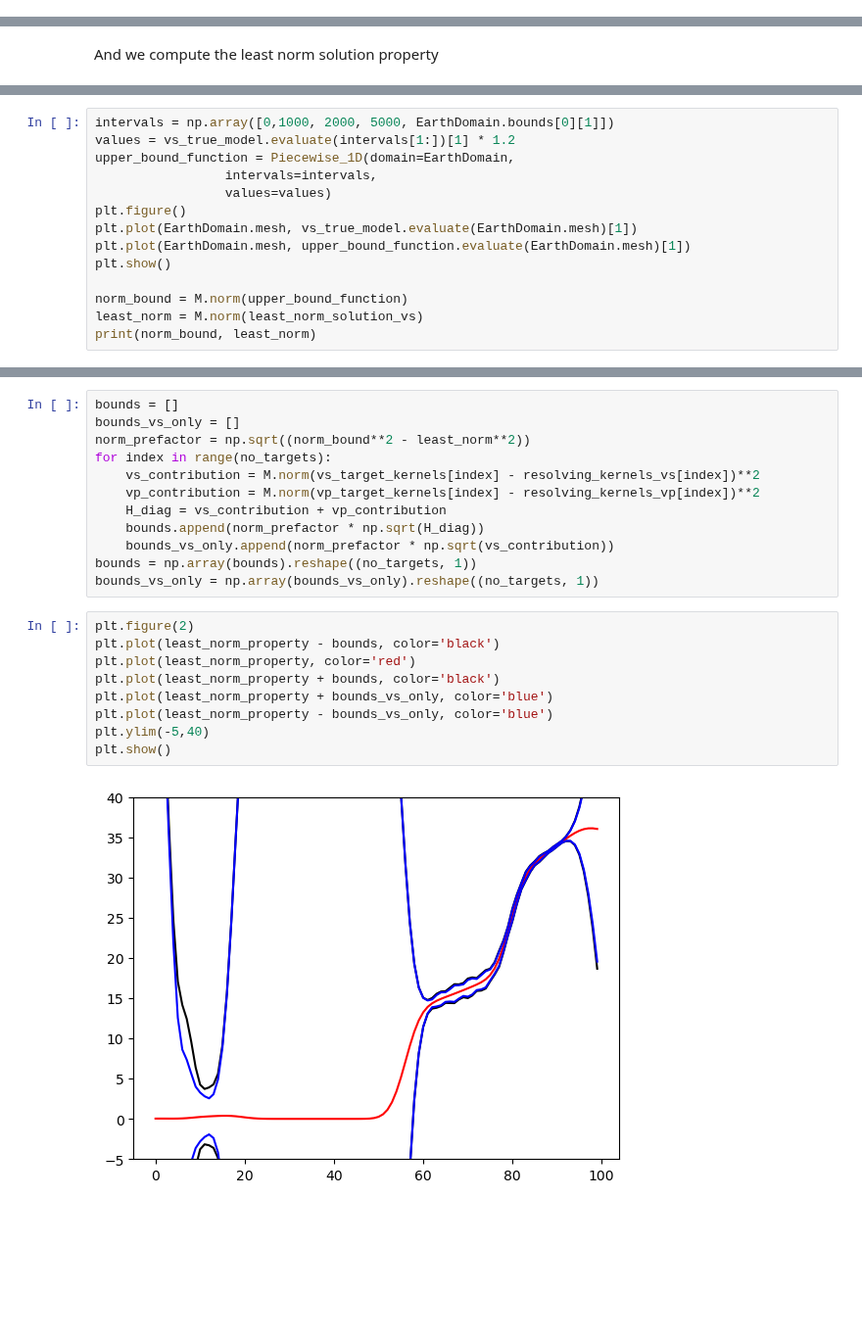
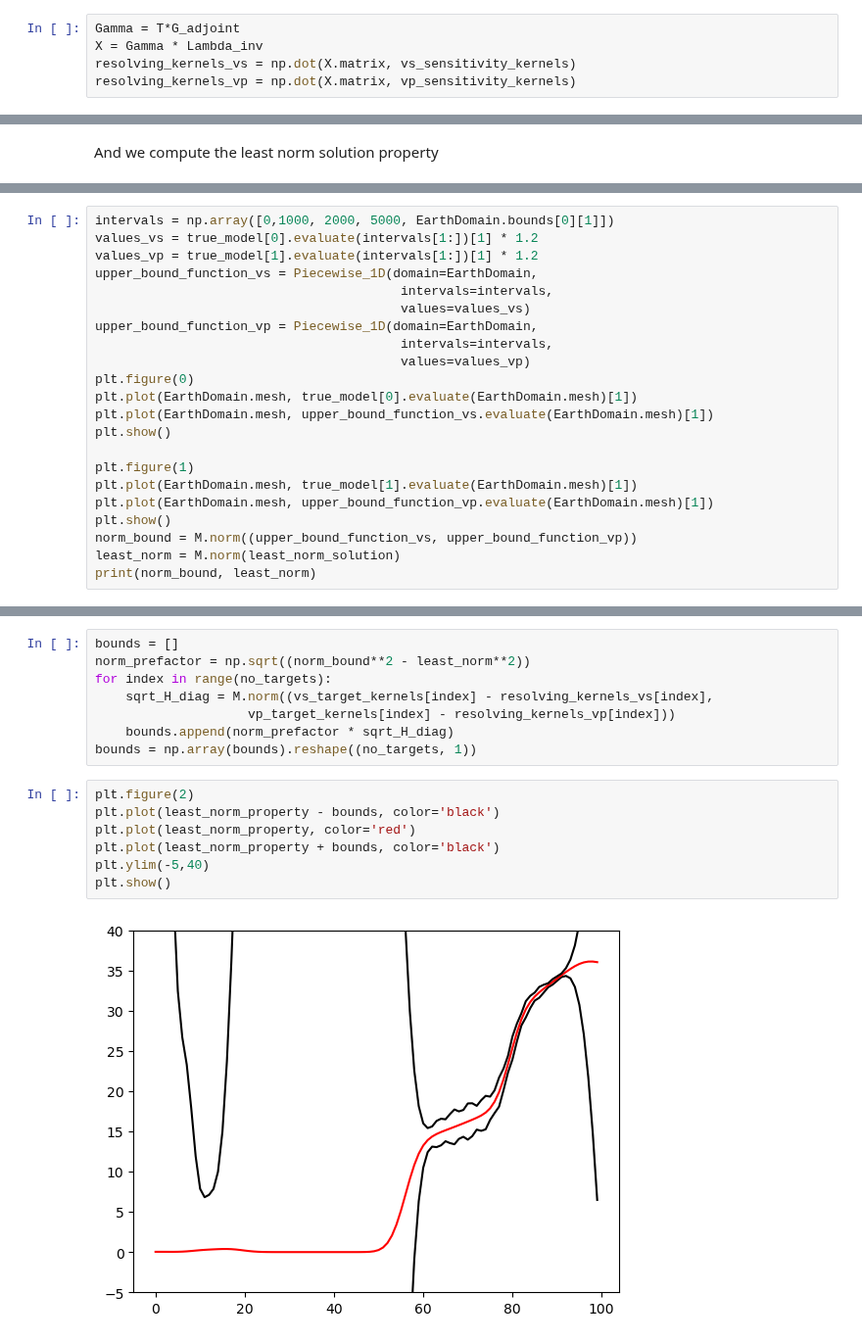
Before and after one commit to Adrian-Mag/SOLA_DLI, a Jupyter notebook: Multiple_physical_parameters_properly.ipynb, the cells around one changed output, grey strips where cells are left out. Shown at 98% size. Saved outputs shown, nothing was run; the diff lists cells and outputs as text; blank space fills up the shorter version.

```diff
--- a/Multiple_physical_parameters_properly.ipynb
+++ b/Multiple_physical_parameters_properly.ipynb
@@ -139,4 +139,9 @@ plt.show()
 [figure]
 # %% [markdown]
 Now we want to compute the Resolving kernels. For this we need the X matrix:
+# %%
+Gamma = T*G_adjoint
+X = Gamma * Lambda_inv
+resolving_kernels_vs = np.dot(X.matrix, vs_sensitivity_kernels)
+resolving_kernels_vp = np.dot(X.matrix, vp_sensitivity_kernels)
 # %%
@@ -177,16 +173,24 @@ To compute the bounds we will need the diagonal of $\mathcal{H} = \chi - \Gamma
 # %%
 intervals = np.array([0,1000, 2000, 5000, EarthDomain.bounds[0][1]])
-values = vs_true_model.evaluate(intervals[1:])[1] * 1.2
-upper_bound_function = Piecewise_1D(domain=EarthDomain,
-                 intervals=intervals,
-                 values=values)
-plt.figure()
-plt.plot(EarthDomain.mesh, vs_true_model.evaluate(EarthDomain.mesh)[1])
-plt.plot(EarthDomain.mesh, upper_bound_function.evaluate(EarthDomain.mesh)[1])
+values_vs = true_model[0].evaluate(intervals[1:])[1] * 1.2
+values_vp = true_model[1].evaluate(intervals[1:])[1] * 1.2
+upper_bound_function_vs = Piecewise_1D(domain=EarthDomain,
+                                        intervals=intervals,
+                                        values=values_vs)
+upper_bound_function_vp = Piecewise_1D(domain=EarthDomain,
+                                        intervals=intervals,
+                                        values=values_vp)
+plt.figure(0)
+plt.plot(EarthDomain.mesh, true_model[0].evaluate(EarthDomain.mesh)[1])
+plt.plot(EarthDomain.mesh, upper_bound_function_vs.evaluate(EarthDomain.mesh)[1])
 plt.show()
 
-norm_bound = M.norm(upper_bound_function)
-least_norm = M.norm(least_norm_solution_vs)
+plt.figure(1)
+plt.plot(EarthDomain.mesh, true_model[1].evaluate(EarthDomain.mesh)[1])
+plt.plot(EarthDomain.mesh, upper_bound_function_vp.evaluate(EarthDomain.mesh)[1])
+plt.show()
+norm_bound = M.norm((upper_bound_function_vs, upper_bound_function_vp))
+least_norm = M.norm(least_norm_solution)
 print(norm_bound, least_norm)
 # %% [output]
 [figure]
@@ -194,23 +199,17 @@ print(norm_bound, least_norm)
 # %%
 bounds = []
-bounds_vs_only = []
 norm_prefactor = np.sqrt((norm_bound**2 - least_norm**2))
 for index in range(no_targets):
-    vs_contribution = M.norm(vs_target_kernels[index] - resolving_kernels_vs[index])**2
-    vp_contribution = M.norm(vp_target_kernels[index] - resolving_kernels_vp[index])**2
-    H_diag = vs_contribution + vp_contribution
-    bounds.append(norm_prefactor * np.sqrt(H_diag))
-    bounds_vs_only.append(norm_prefactor * np.sqrt(vs_contribution))
+    sqrt_H_diag = M.norm((vs_target_kernels[index] - resolving_kernels_vs[index],
+                    vp_target_kernels[index] - resolving_kernels_vp[index]))
+    bounds.append(norm_prefactor * sqrt_H_diag)
 bounds = np.array(bounds).reshape((no_targets, 1))
-bounds_vs_only = np.array(bounds_vs_only).reshape((no_targets, 1))
 # %%
 plt.figure(2)
 plt.plot(least_norm_property - bounds, color='black')
 plt.plot(least_norm_property, color='red')
 plt.plot(least_norm_property + bounds, color='black')
-plt.plot(least_norm_property + bounds_vs_only, color='blue')
-plt.plot(least_norm_property - bounds_vs_only, color='blue')
 plt.ylim(-5,40)
 plt.show()
 # %% [output]
-[figure, old version]
+[figure, new version]
```
Also changed, not shown: parts of 12 cells of this notebook, 1 other file.
